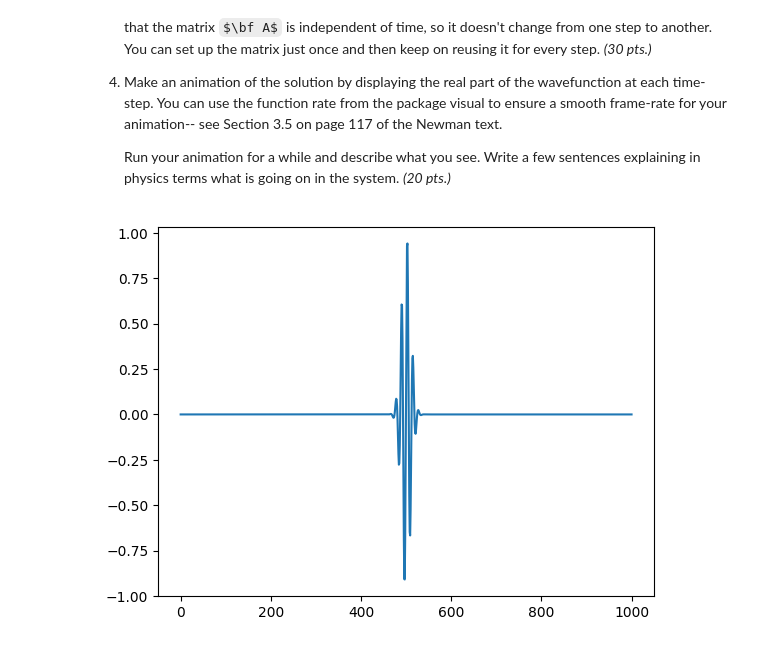
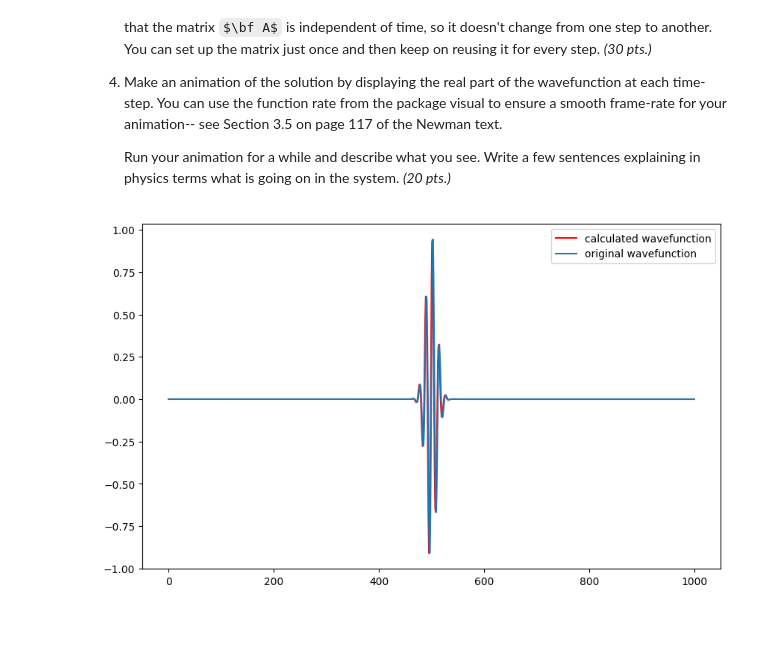
Before and after one commit to aiquiamjot/App_Physics155, a Jupyter notebook: lab assignments/lab_assignment_module5.ipynb, the cells around one changed output. Cells and saved outputs as stored; diff of their text form; code cells hidden in the pictures; some formulas as TeX source.

```diff
--- a/lab assignments/lab_assignment_module5.ipynb
+++ b/lab assignments/lab_assignment_module5.ipynb
@@ -60,32 +60,43 @@ sigma = 1e-10
 kappa = 5e10
 L = 1e-8
 N = 1000
 M = 9.109e-31
 h = 1e-18
 h_bar = 1.054571817e-34
 x0 = L/2
 
 a = L/N
 
 psi = np.zeros(N+1,complex)
 
 a1 = 1 + h*1j*h_bar/2*M*a**2
 a2 = -h*1j*h_bar/4*M*a**2
 b1 = 1 - h*1j*h_bar/2*M*a**2
 b2 = h*1j*h_bar/4*M*a**2
 
 def PSI(x):
     return np.exp(-((x-x0)**2)/(2*sigma**2))*np.exp(1j*kappa*x)
 
 x = np.linspace(0,L,N+1)
 psi[:]= PSI(x)
 psi[[0,N]] = 0         #   setting boundary condition
 
 v=[]
+
 for i in range(1,N):
     v.append(b1*psi[i] + b2*(psi[i+1]+psi[i-1]))
 
-plt.plot(psi)
+A = np.zeros((N-1,N-1),complex)
+d = np.full(N-2,a2)
+np.fill_diagonal(A,a1)
+diags = np.diag(d,k=1) + np.diag(d,k=-1)
+A += diags
+
+psiPrime = np.linalg.solve(A,v)
+plt.figure(figsize=(10,6))
+plt.plot(psiPrime,color='red',label='calculated wavefunction')
+plt.plot(psi,label='original wavefunction')
+plt.legend()
 plt.show()
 # %% [output]
-[figure, old version]
+[figure, new version]
```
